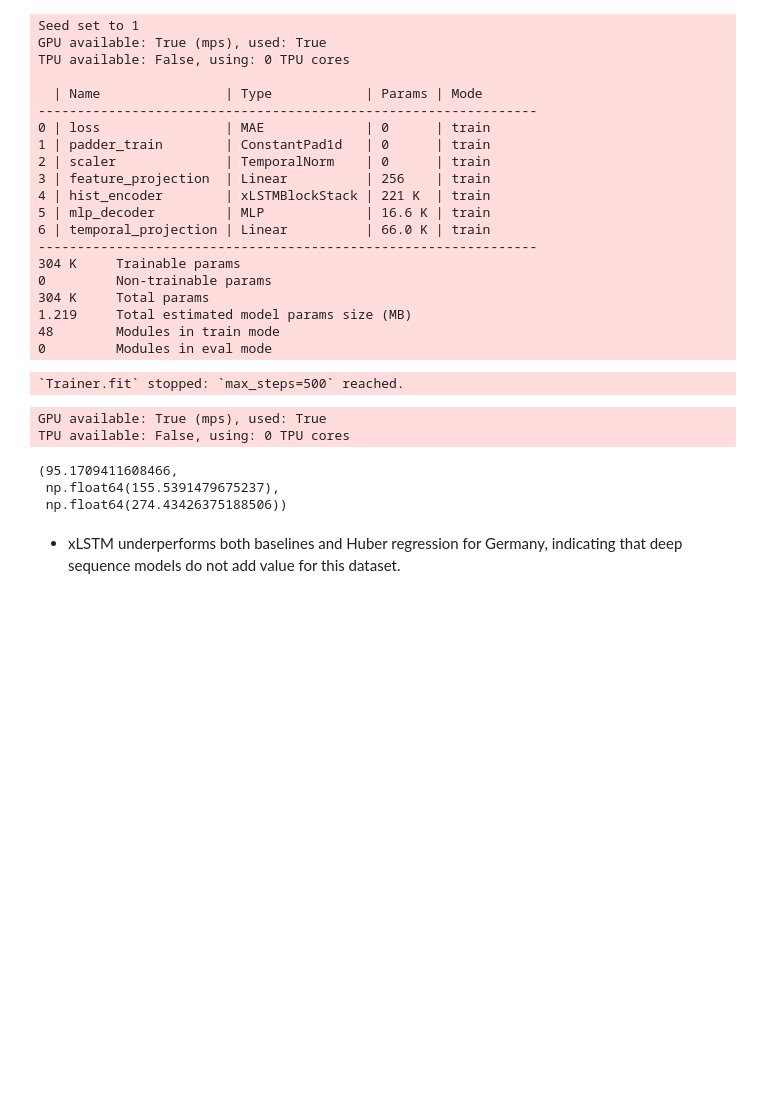
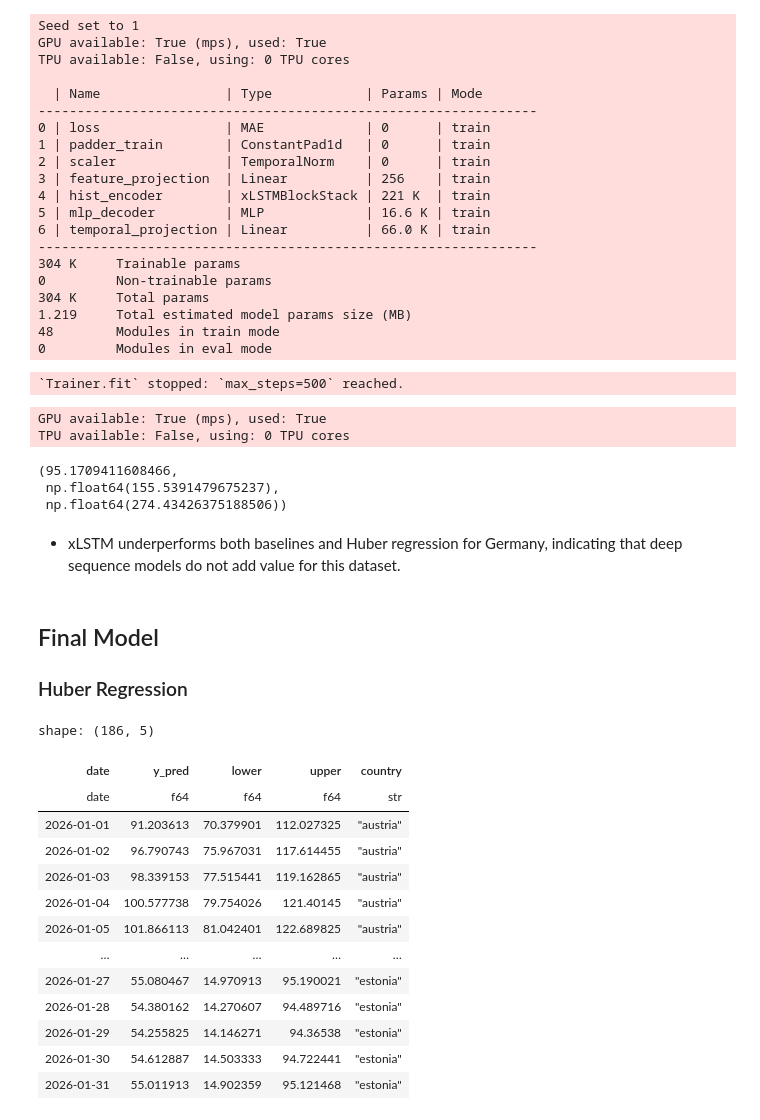
Before and after one commit to KePeterZ/tis3-project, a Jupyter notebook: notebooks/2_modeling_evaluation.ipynb, the cells around one changed output. Drawn from its saved outputs; the diff is of its cells as text; code cells hidden in the pictures; blank space fills up the shorter version.

Commit message:
Final: Jan 2026 electricity price forecasts

```diff
--- a/notebooks/2_modeling_evaluation.ipynb
+++ b/notebooks/2_modeling_evaluation.ipynb
@@ -413,3 +413,6 @@ mae_xlstm, rmse_xlstm, mape_xlstm
  np.float64(274.43426375188506))
 # %% [markdown]
 - xLSTM underperforms both baselines and Huber regression for Germany, indicating that deep sequence models do not add value for this dataset.
+# %% [markdown]
+## Final Model
+### Huber Regression
@@ -415,0 +473,57 @@ mae_xlstm, rmse_xlstm, mape_xlstm
+# %%
+def compute_intervals(df, preds, alpha=0.8):
+    # use 2024–2025 residuals
+    df = df.sort("date")
+    df = df.with_columns([
+        pl.col("y").shift(1).alias("lag_1"),
+        pl.col("y").shift(7).alias("lag_7"),
+        pl.col("y").shift(14).alias("lag_14"),
+        pl.col("y").rolling_mean(7).alias("roll_mean_7"),
+        pl.col("y").rolling_std(7).alias("roll_std_7"),
+    ]).drop_nulls()
+
+    val = df.filter(pl.col("date") >= pl.date(2024, 1, 1))
+    X = val.select(FEATURES).to_numpy()
+    y = val["y"].to_numpy()
+
+    model = HuberRegressor().fit(X, y)
+    resid = y - model.predict(X)
+
+    q = np.quantile(np.abs(resid), alpha)
+
+    return preds.with_columns([
+        (pl.col("y_pred") - q).alias("lower"),
+        (pl.col("y_pred") + q).alias("upper"),
+    ])
+# %%
+final_forecasts = []
+
+for country, file in countries.items():
+    df = (
+        pl.read_csv(DATA_PATH / file, try_parse_dates=True)
+        .rename({"Date": "date", "Electricity_Price_EUR_per_MWh": "y"})
+    )
+
+    preds = forecast_jan_2026_huber(df)
+    preds = compute_intervals(df, preds)
+    preds = preds.with_columns(pl.lit(country).alias("country"))
+
+    final_forecasts.append(preds)
+
+final_df = pl.concat(final_forecasts)
+final_df
+# %% [output]
+shape: (186, 5)
+| date | y_pred | lower | upper | country |
+| date | f64 | f64 | f64 | str |
+| 2026-01-01 | 91.203613 | 70.379901 | 112.027325 | "austria" |
+| 2026-01-02 | 96.790743 | 75.967031 | 117.614455 | "austria" |
+| 2026-01-03 | 98.339153 | 77.515441 | 119.162865 | "austria" |
+| 2026-01-04 | 100.577738 | 79.754026 | 121.40145 | "austria" |
+| 2026-01-05 | 101.866113 | 81.042401 | 122.689825 | "austria" |
+| … | … | … | … | … |
+| 2026-01-27 | 55.080467 | 14.970913 | 95.190021 | "estonia" |
+| 2026-01-28 | 54.380162 | 14.270607 | 94.489716 | "estonia" |
+| 2026-01-29 | 54.255825 | 14.146271 | 94.36538 | "estonia" |
+| 2026-01-30 | 54.612887 | 14.503333 | 94.722441 | "estonia" |
+| 2026-01-31 | 55.011913 | 14.902359 | 95.121468 | "estonia" |
```
Also changed, not shown: parts of 4 cells of this notebook, 1 other file.
